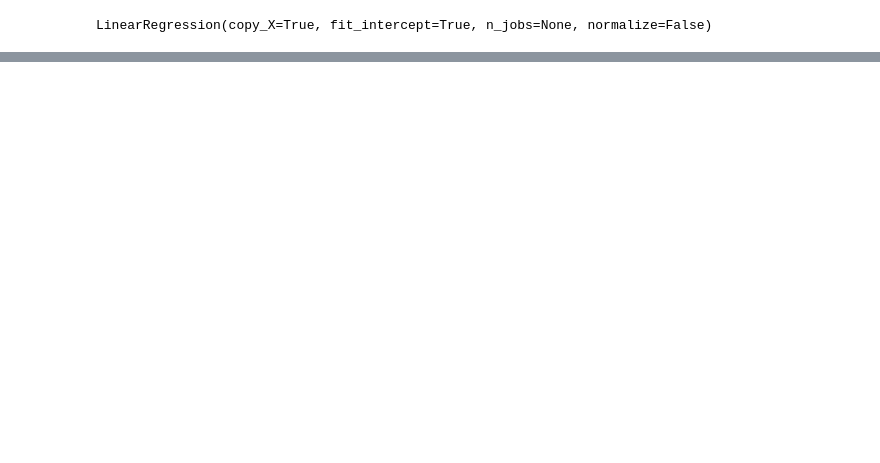
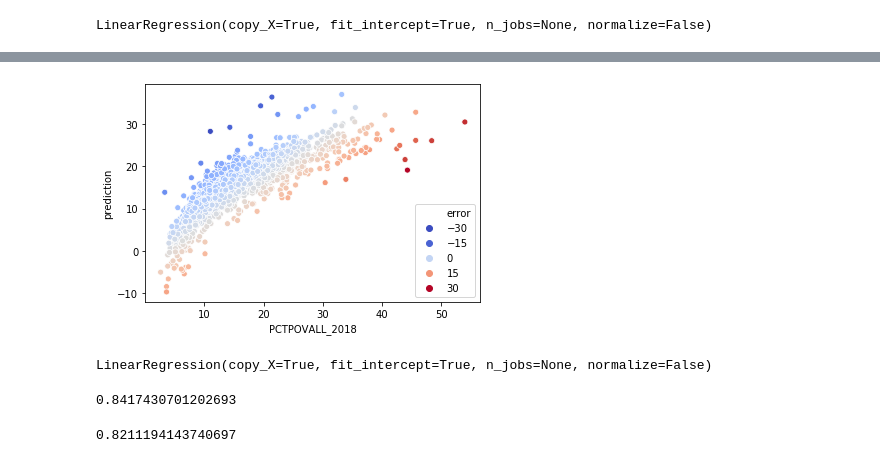
Before and after one commit to peckben1/County-Cluster, a Jupyter notebook: code/EDA.ipynb, the cells around one changed output, grey strips where cells are left out. Drawn from its saved outputs; the diff is of its cells as text; code cells hidden in the pictures; blank space fills up the shorter version.

Commit message:
Improved Kmeans Clustering and poly model

```diff
--- a/code/EDA.ipynb
+++ b/code/EDA.ipynb
@@ -721,3 +724,9 @@ data['prediction'] = linreg.predict(X_scaled)
 # %%
 # Calculating an error column
 data['error'] = data['PCTPOVALL_2018'] - data['prediction']
+# %%
+# Plotting predictions against actual - there's a slight curve to the plot and additional error is being
+# introduced by some negative poverty predictions, which are obviously impossible
+sns.scatterplot(y, data['prediction'], hue=data['error'], palette='coolwarm');
+# %% [output]
+[figure, added]
@@ -723,0 +736,18 @@ data['error'] = data['PCTPOVALL_2018'] - data['prediction']
+# %%
+# Training a model with polynomial features
+X_train_poly = poly.fit_transform(X_train)
+X_test_poly = poly.transform(X_test)
+linreg2 = LinearRegression()
+linreg2.fit(X_train_poly, y_train)
+# %% [output]
+LinearRegression(copy_X=True, fit_intercept=True, n_jobs=None, normalize=False)
+# %%
+# Much better, but is it overfit?
+linreg2.score(X_train_poly, y_train)
+# %% [output]
+0.8417430701202693
+# %%
+# Not very overfit! Much better than without polynomial features
+linreg2.score(X_test_poly, y_test)
+# %% [output]
+0.8211194143740697
```
Also changed, not shown: parts of 35 cells of this notebook, 12 other files.
